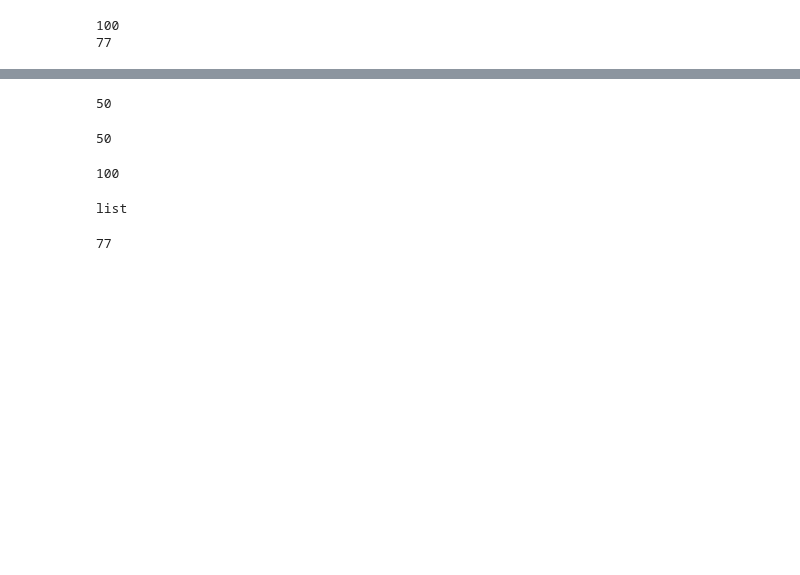
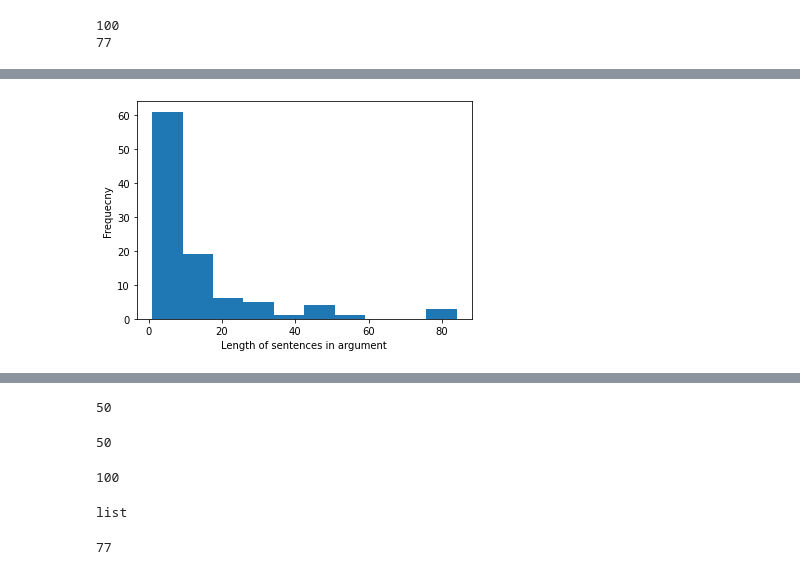
Before and after one commit to hjshah142/SnippetGeneration, a Jupyter notebook: Evaluation.ipynb, the cells around one changed output, grey strips where cells are left out. Saved outputs shown, nothing was run; the diff lists cells and outputs as text; code cells hidden in the pictures; blank space fills up the shorter version.

```diff
--- a/Evaluation.ipynb
+++ b/Evaluation.ipynb
@@ -29,0 +41,8 @@ print(count)
+# %%
+plt.hist(snipeet_senteces_len, )
+plt.xlabel('Length of sentences in argument')
+plt.ylabel('Frequecny')
+fig.savefig('test2png.jpeg', dpi=100)
+fig = plt.gcf()
+# %% [output]
+[figure, added]
```
Also changed, not shown: parts of 32 cells of this notebook, 9 other files.
